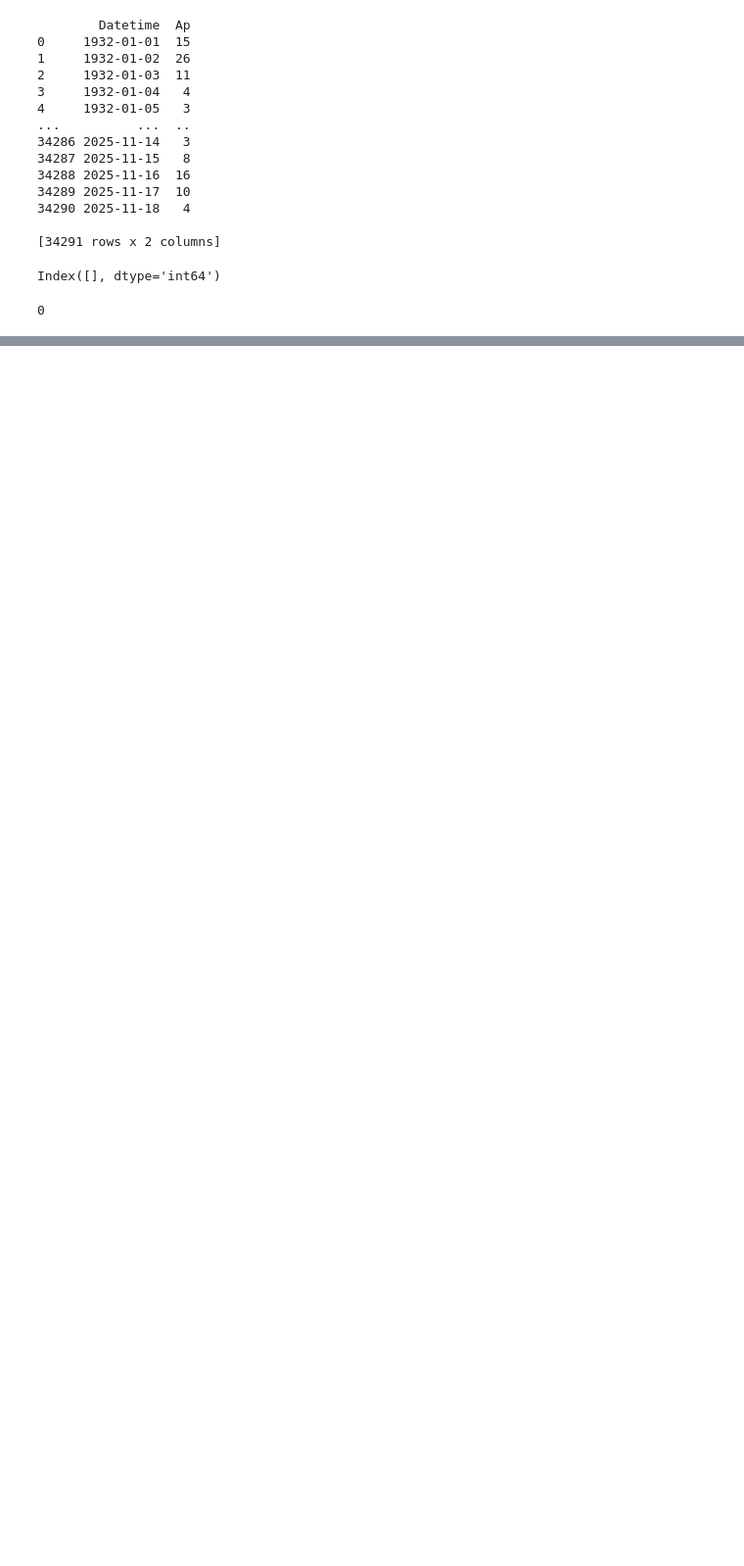
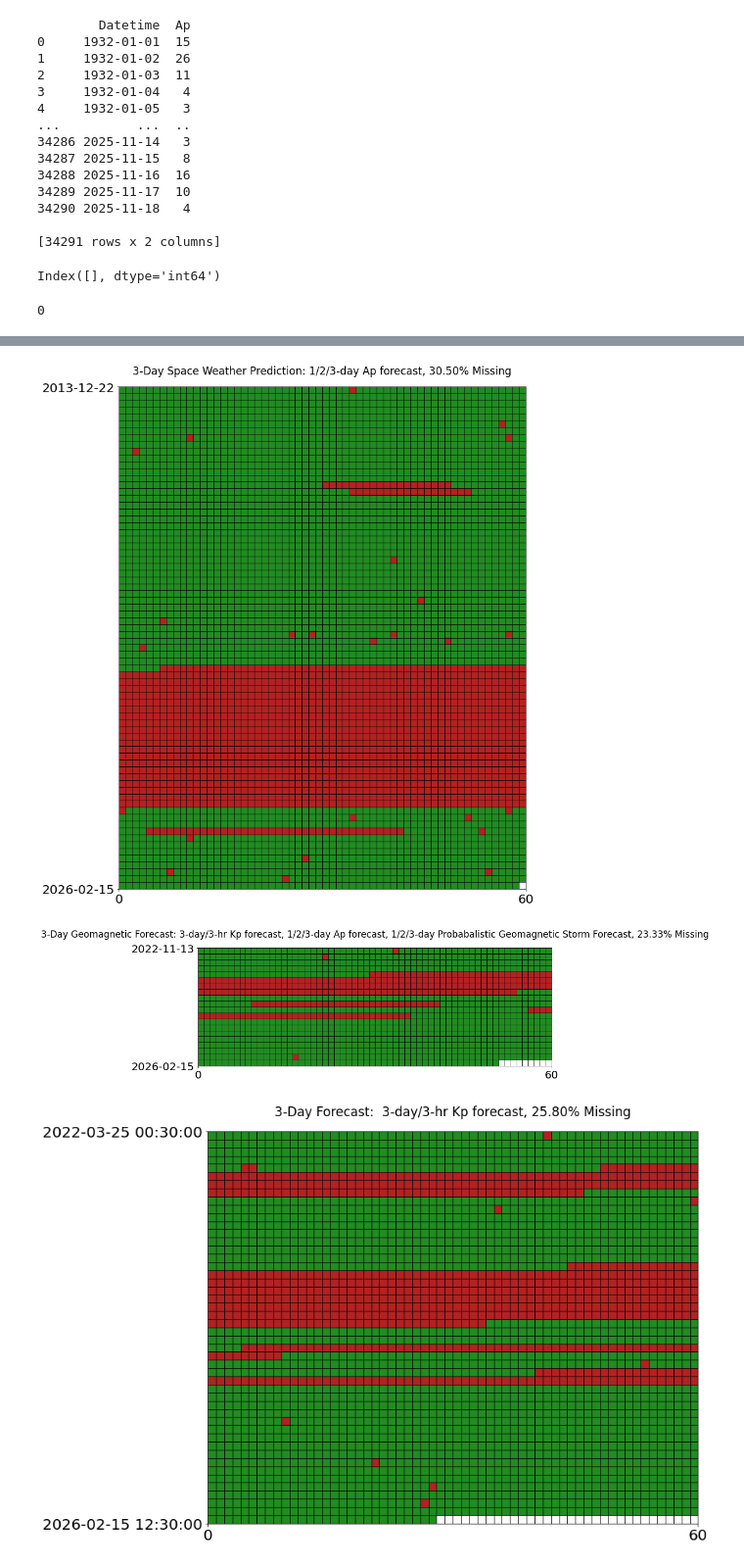
Before and after one commit to HenryJordan500/KpAp-forecast-verification, a Jupyter notebook: data_testing.ipynb, the cells around one changed output, grey strips where cells are left out. Shown at 98% size. Cells and saved outputs as stored; diff of their text form; code cells hidden in the pictures; blank space fills up the shorter version.

Commit message:
Created calander plots and started data extraction

```diff
--- a/data_testing.ipynb
+++ b/data_testing.ipynb
@@ -52,0 +361,8 @@ print(min(Ap_df['Ap']))
+# %%
+rsga_start_date = dt.date(1988, 6, 28)
+rsga_end_date = dt.date(2025, 12, 31)
+make_all_calanders(rsga_start_date=rsga_start_date, rsga_end_date=rsga_end_date)
+# %% [output]
+[figure, added]
+[figure, added]
+[figure, added]
```
Also changed, not shown: parts of 12 cells of this notebook, 8 other files.
